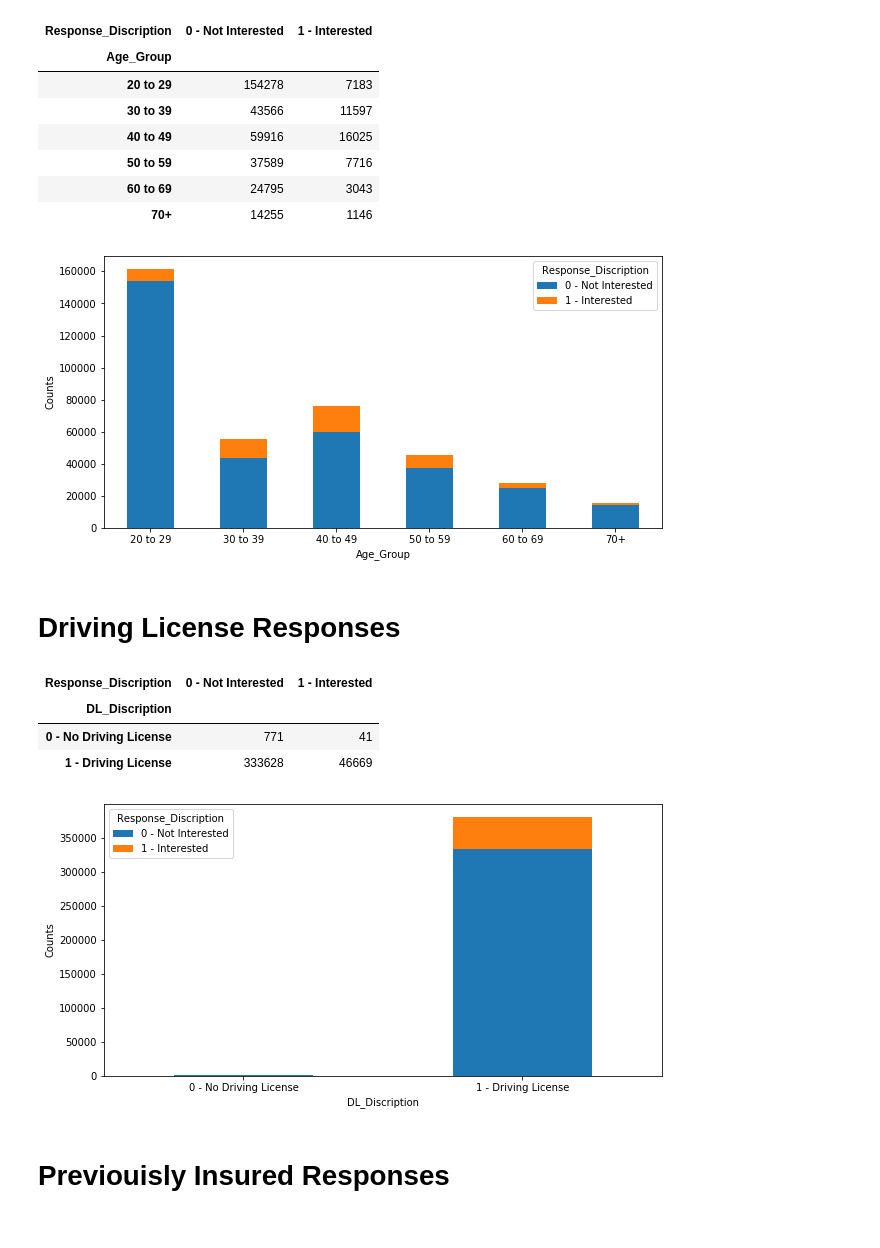
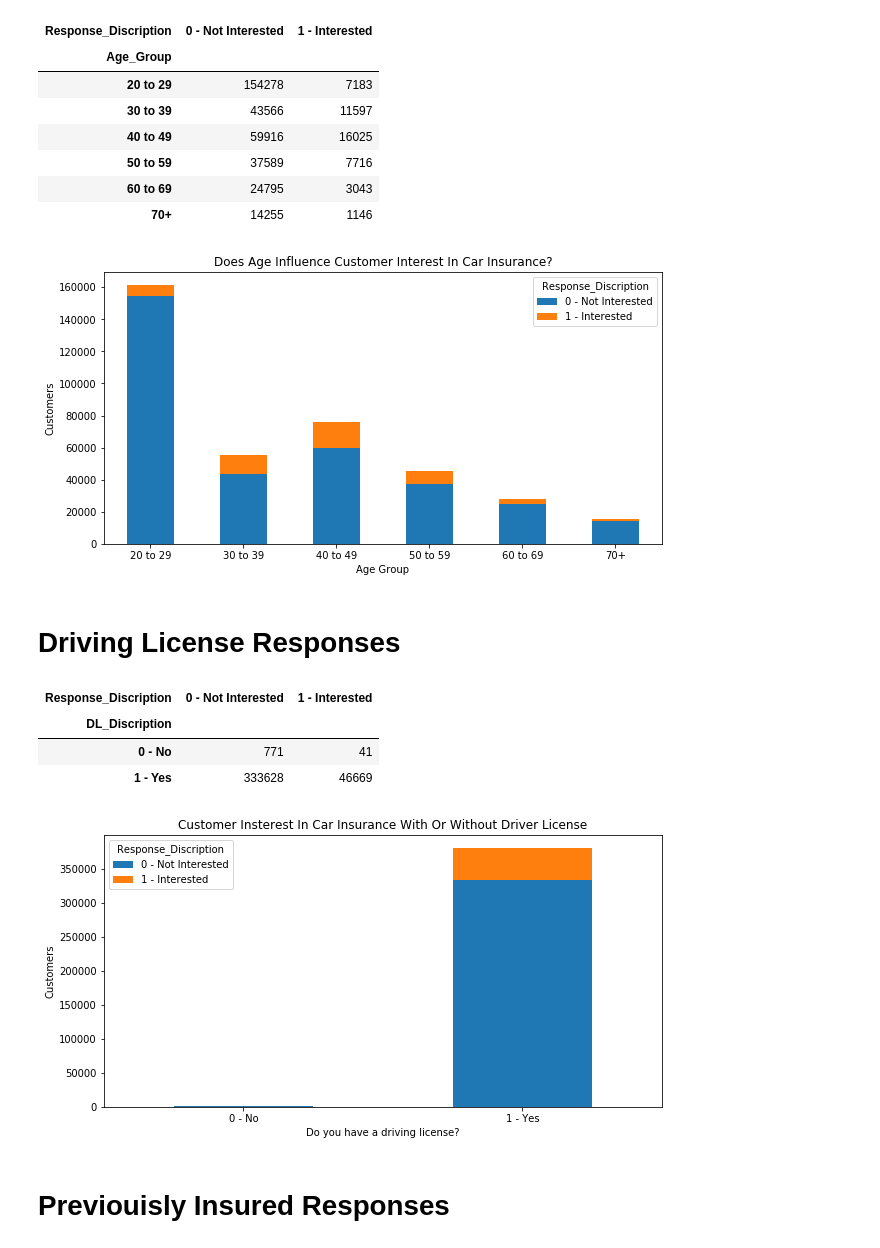
Before and after one commit to szerpa17/cross-sell-predictions, a Jupyter notebook: eda_viz.ipynb, the cells around one changed output. Drawn from its saved outputs; the diff is of its cells as text; code cells hidden in the pictures.

```diff
--- a/eda_viz.ipynb
+++ b/eda_viz.ipynb
@@ -84,7 +84,7 @@ dtype: object
 eda_data = pd.DataFrame(train_data)
 
 eda_data["Response_Discription"] = train_data["Response"].replace({0: "0 - Not Interested", 1: "1 - Interested"})
-eda_data["DL_Discription"] = train_data["Driving_License"].replace({0: "0 - No Driving License", 1: "1 - Driving License"})
+eda_data["DL_Discription"] = train_data["Driving_License"].replace({0: "0 - No", 1: "1 - Yes"})
 
 eda_data.head()
 # %% [output]
@@ -135,0 +138,3 @@ plt.savefig('images/response_bar')
+# %%
+cycle_colors = plt.rcParams['axes.prop_cycle'].by_key()['color']
+cycle_colors
@@ -178,11 +195,13 @@ age_pivot
 | 70+ | 14255 | 1146 |
 # %%
 age_pivot.plot(kind="bar", rot=0, stacked=True, figsize=(10,5))
-plt.ylabel('Counts')
+plt.ylabel('Customers')
+plt.xlabel('Age Group')
+plt.title('Does Age Influence Customer Interest In Car Insurance?')
 
 plt.savefig('images/age_stackedbar')
 # %% [output]
-[figure, old version]
+[figure, new version]
 # %% [markdown]
 # Driving License Responses
 # %%
@@ -192,15 +211,17 @@ dl_pivot
 # %% [output]
 | Response_Discription | 0 - Not Interested | 1 - Interested |
 | DL_Discription |  |  |
-| 0 - No Driving License | 771 | 41 |
-| 1 - Driving License | 333628 | 46669 |
+| 0 - No | 771 | 41 |
+| 1 - Yes | 333628 | 46669 |
 # %%
 dl_pivot.plot.bar(rot = 0, stacked=True, figsize=(10,5))
-plt.ylabel('Counts')
+plt.ylabel('Customers')
+plt.xlabel("Do you have a driving license?")
+plt.title('Customer Insterest In Car Insurance With Or Without Driver License')
 
 plt.savefig('images/dl_stackedbar')
 # %% [output]
-[figure, old version]
+[figure, new version]
 # %% [markdown]
 # Previouisly Insured Responses
 # %%
```
Also changed, not shown: parts of 16 cells of this notebook, 13 other files.
